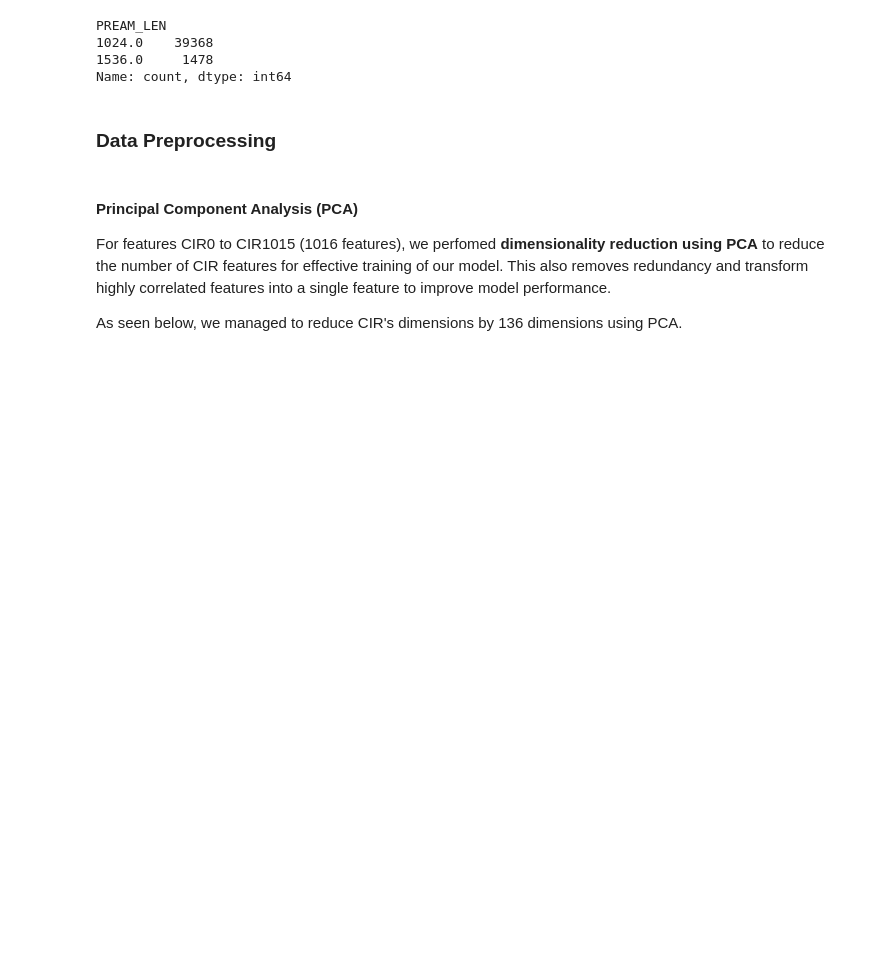
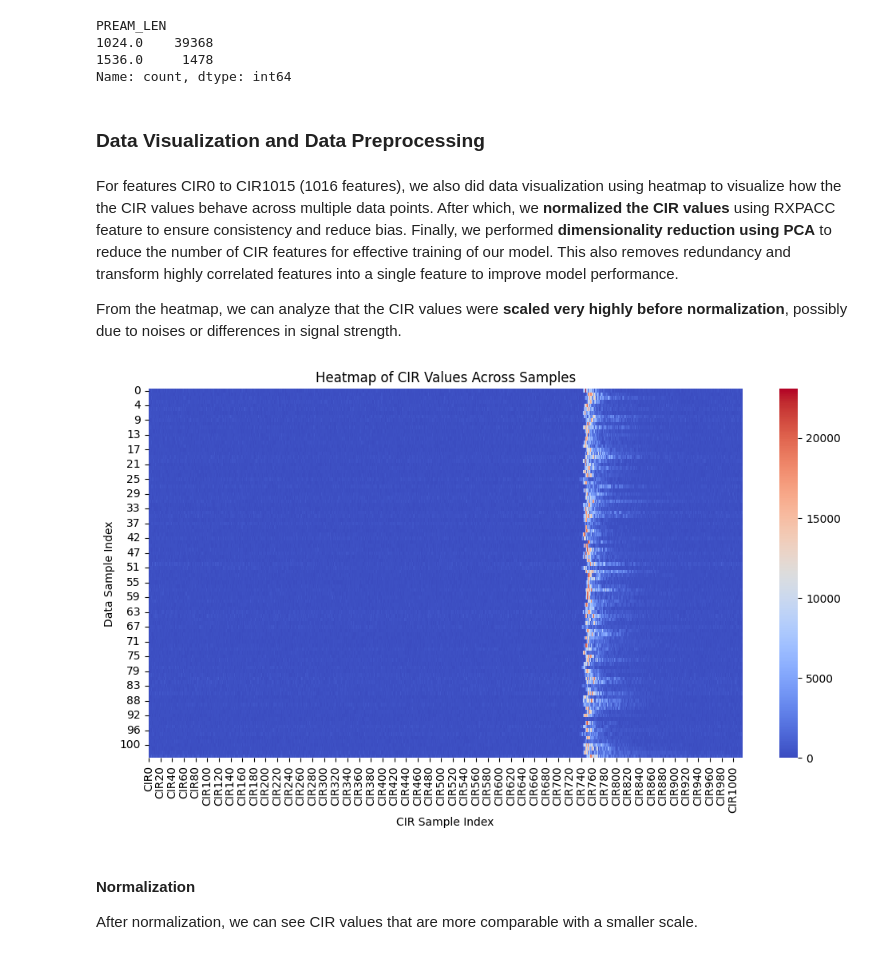
Before and after one commit to janaveniice/UoG-DA_Group17, a Jupyter notebook: distance-estimator-model/model.ipynb, the cells around one changed output. Saved outputs shown, nothing was run; the diff lists cells and outputs as text; code cells hidden in the pictures; blank space fills up the shorter version.

```diff
--- a/distance-estimator-model/model.ipynb
+++ b/distance-estimator-model/model.ipynb
@@ -319,10 +319,25 @@ PREAM_LEN
 1536.0     1478
 Name: count, dtype: int64
 # %% [markdown]
-### **Data Preprocessing**
+### **Data Visualization and Data Preprocessing**
 # %% [markdown]
-#### **Principal Component Analysis (PCA)**
+For features CIR0 to CIR1015 (1016 features), we also did data visualization using heatmap to visualize how the the CIR values behave across multiple data points. After which, we **normalized the CIR values** using RXPACC feature to ensure consistency and reduce bias. Finally, we performed **dimensionality reduction using PCA** to reduce the number of CIR features for effective training of our model. This also removes redundancy and transform highly correlated features into a single feature to improve model performance.
 
-For features CIR0 to CIR1015 (1016 features), we perfomed **dimensionality reduction using PCA** to reduce the number of CIR features for effective training of our model. This also removes redundancy and transform highly correlated features into a single feature to improve model performance.
-
-As seen below, we managed to reduce CIR's dimensions by 136 dimensions using PCA.
+From the heatmap, we can analyze that the CIR values were **scaled very highly before normalization**, possibly due to noises or differences in signal strength.
+# %%
+import seaborn as sns
+
+cir_features = [f"CIR{i}" for i in range(1016)]
+
+plt.figure(figsize=(12, 6))
+sns.heatmap(df_cleaned[cir_features].iloc[:100], cmap="coolwarm")
+plt.xlabel("CIR Sample Index")
+plt.ylabel("Data Sample Index")
+plt.title("Heatmap of CIR Values Across Samples")
+plt.show()
+# %% [output]
+[figure, added]
+# %% [markdown]
+#### **Normalization**
+
+After normalization, we can see CIR values that are more comparable with a smaller scale.
```
Also changed, not shown: parts of 13 cells of this notebook.
